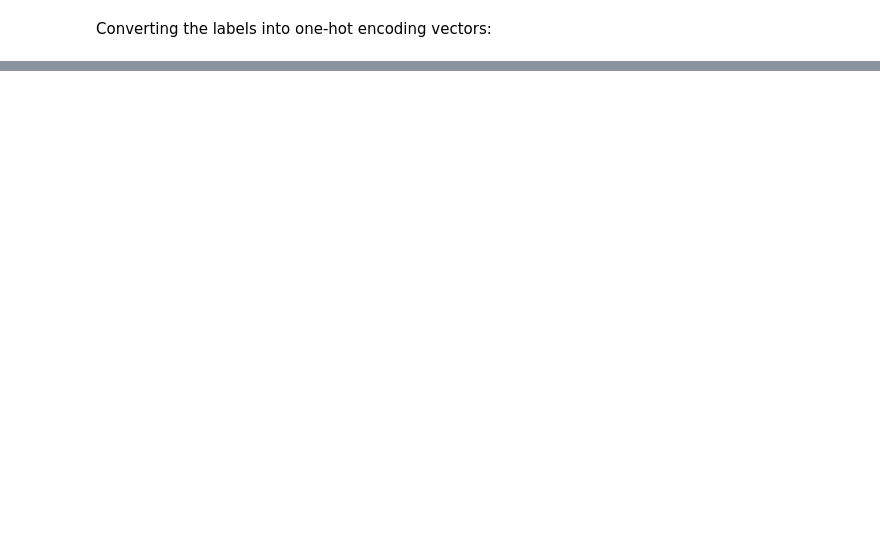
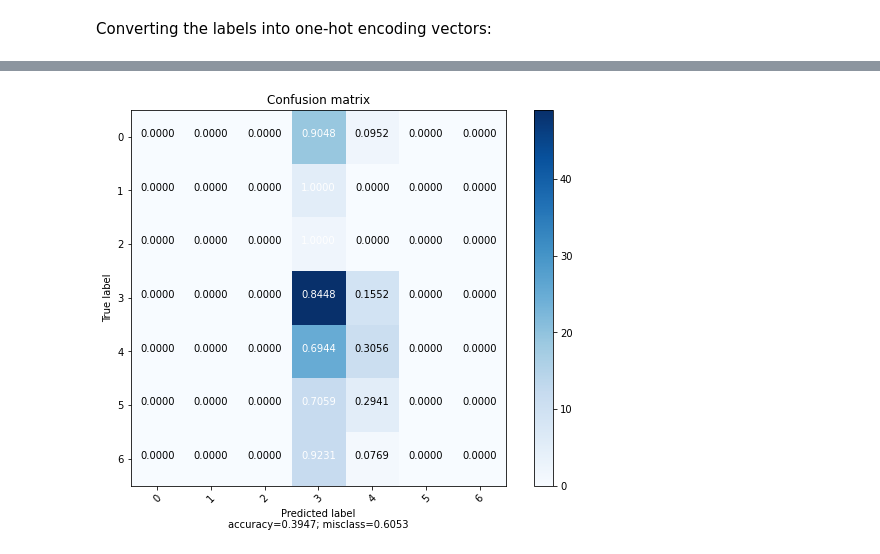
Before and after one commit to aminekhasteh/Breast_Cancer_Classification_Neural_Network, a Jupyter notebook: Unsupervised_Learning.ipynb, the cells around one changed output, grey strips where cells are left out. Saved outputs shown, nothing was run; the diff lists cells and outputs as text; code cells hidden in the pictures; blank space fills up the shorter version.

```diff
--- a/Unsupervised_Learning.ipynb
+++ b/Unsupervised_Learning.ipynb
@@ -258,12 +259,12 @@ for i in range(1, n):
 Creating dictionary of target classes
 # %%
 label_dict = {
- 1: 'Stage I',
- 2: 'Stage IA',
- 3: 'Stage II',
- 4: 'Stage IIA',
- 5: 'Stage IIB',
- 6: 'Stage IIIA',
- 7: 'Stage IIIB'
+ 'Stage I':1,
+ 'Stage IA':2,
+ 'Stage II':3,
+ 'Stage IIA':4,
+ 'Stage IIB':5,
+ 'Stage IIIA':6,
+ 'Stage IIIC':7
 }
 num_classes = 7
@@ -270,2 +273,8 @@ num_classes = 7
+# %%
+y = pd.DataFrame (Y,columns=['Y'])
+y = y.replace(label_dict)
+
+y_test = pd.DataFrame (Y_test,columns=['Y_test'])
+y_test = y_test.replace(label_dict)
 # %% [markdown]
 Converting the labels into one-hot encoding vectors:
@@ -281,0 +291,9 @@ ValueError: ignored
+# %%
+def fc(enco):
+    flat = Flatten()(enco)
+    den = Dense(128, activation='relu')(flat)
+    out = Dense(num_classes, activation='softmax')(den)
+    return out
+# %%
+encode = encoder(input_img)
+full_model = Model(input_img,fc(encode))
@@ -281,0 +499,7 @@ ValueError: ignored
+# %%
+from sklearn.metrics import confusion_matrix
+import pylab as pl
+cm = confusion_matrix(y_test, predicted)
+plot_confusion_matrix(cm,[0,1,2,3,4,5,6])
+# %% [output]
+[figure, added]
```
Also changed, not shown: parts of 19 cells of this notebook.
